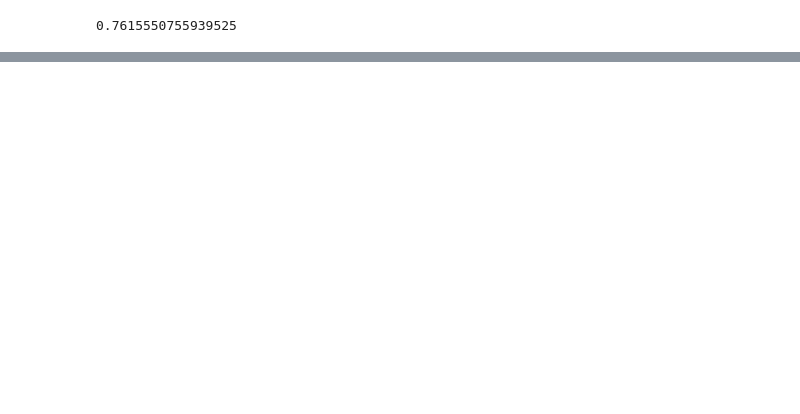
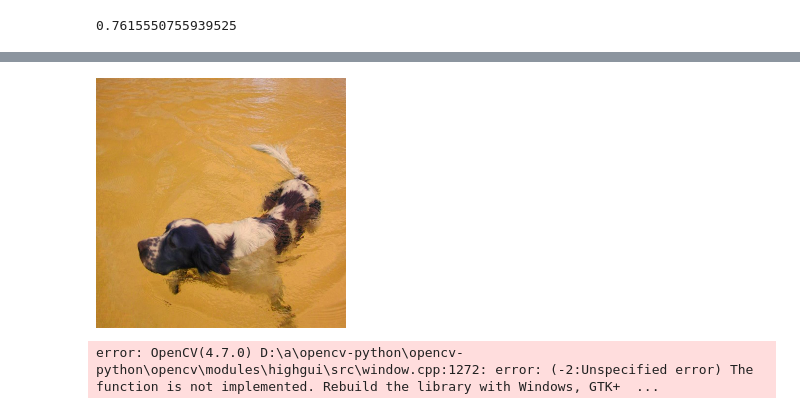
Before and after one commit to pippo-sci/NotHotDog, a Jupyter notebook: Models/Base_cnn.ipynb, the cells around one changed output, grey strips where cells are left out. Cells and saved outputs as stored; diff of their text form; code cells hidden in the pictures; blank space fills up the shorter version.

```diff
--- a/Models/Base_cnn.ipynb
+++ b/Models/Base_cnn.ipynb
@@ -131,0 +158,11 @@ weighted avg       0.80      0.79      0.79      1528
+# %%
+from PIL import Image
+Image.fromarray((img[0]*255).astype(np.uint8))
+# %% [output]
+[figure, added]
+# %%
+import cv2
+for i in img[:1]:
+    cv2.imshow('image',(i * 255).astype(np.uint8))
+# %% [output]
+error: OpenCV(4.7.0) D:\a\opencv-python\opencv-python\opencv\modules\highgui\src\window.cpp:1272: error: (-2:Unspecified error) The function is not implemented. Rebuild the library with Windows, GTK+  ...
```
Also changed, not shown: parts of 21 cells of this notebook, 1 other file.
